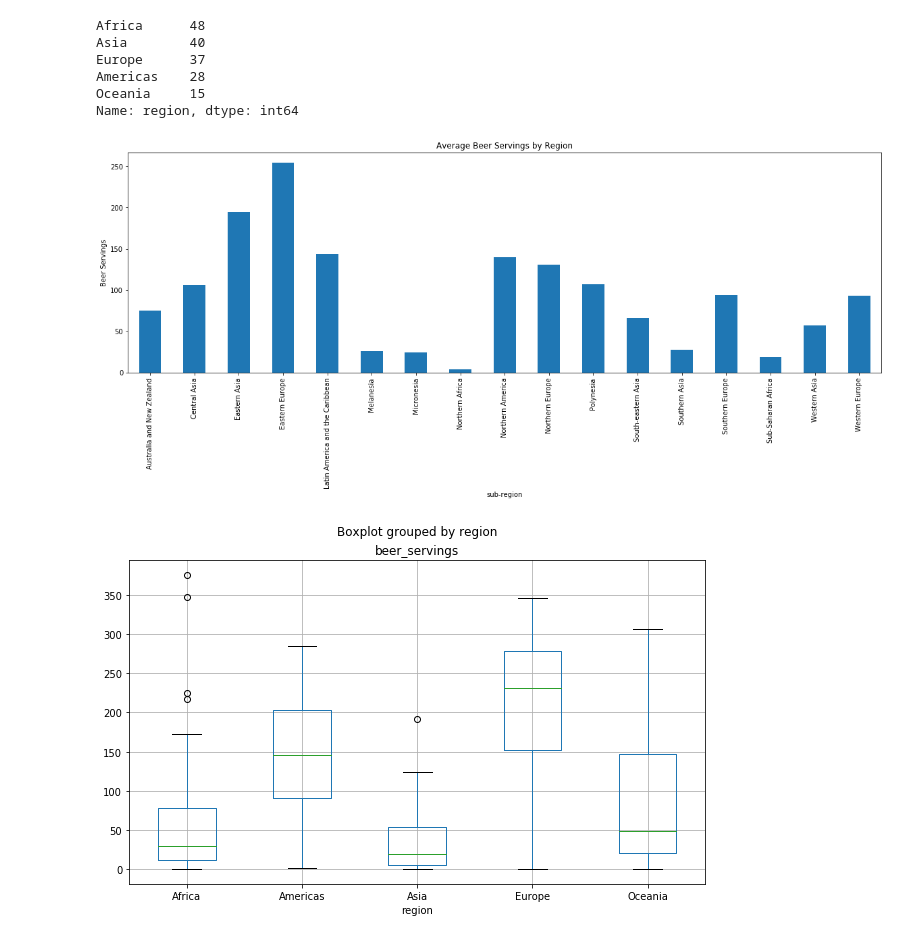
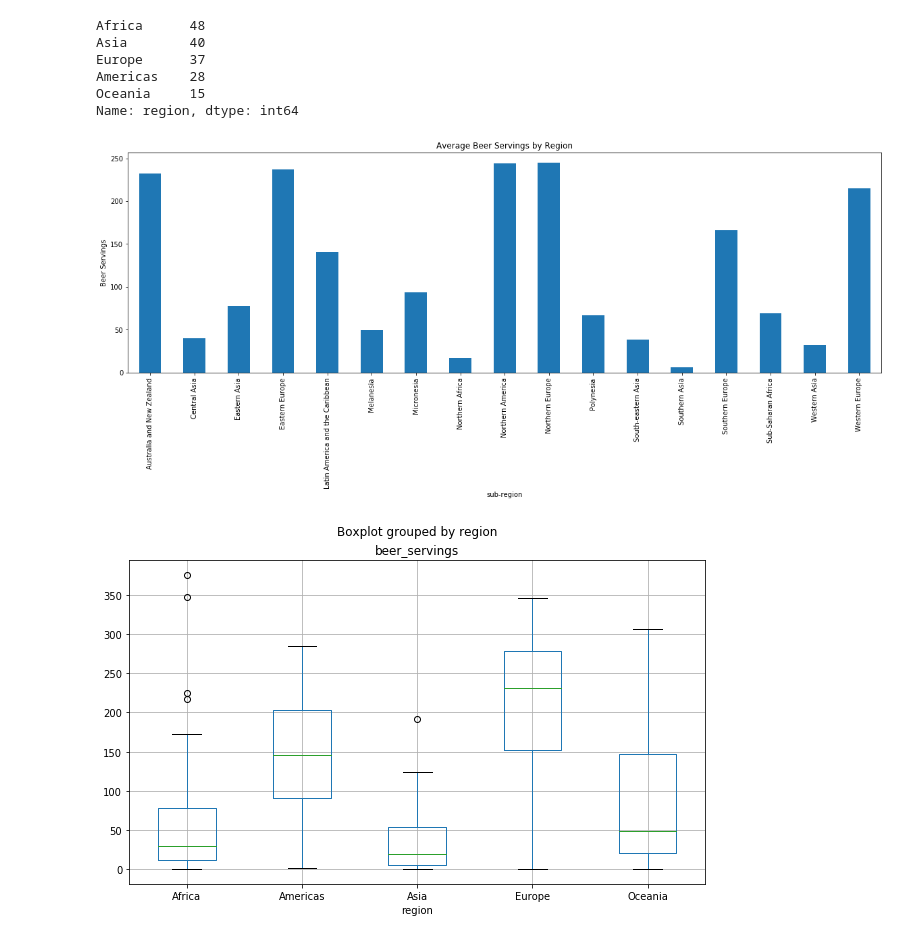
Before and after one commit to BJanota11/DS-Unit-1-Sprint-1-Dealing-With-Data, a Jupyter notebook: module1-afirstlookatdata/LS_DS_111_A_First_Look_at_Data.ipynb, the cells around one changed output. Saved outputs shown, nothing was run; the diff lists cells and outputs as text; code cells hidden in the pictures.

```diff
--- a/module1-afirstlookatdata/LS_DS_111_A_First_Look_at_Data.ipynb
+++ b/module1-afirstlookatdata/LS_DS_111_A_First_Look_at_Data.ipynb
@@ -248,12 +238,12 @@ Americas    28
 Oceania     15
 Name: region, dtype: int64
 # %%
-df.groupby('sub-region').spirit_servings.mean().plot(kind='bar', figsize=(20,6))
+df.groupby('sub-region').beer_servings.mean().plot(kind='bar', figsize=(20,6))
 plt.title('Average Beer Servings by Region')
 plt.ylabel('Beer Servings')
 plt.show()
 # %% [output]
-[figure, old version]
+[figure, new version]
 # %%
 df.boxplot(column='beer_servings', by='region', figsize=(10,6))
 plt.show()
```
Also changed, not shown: parts of 23 cells of this notebook.
